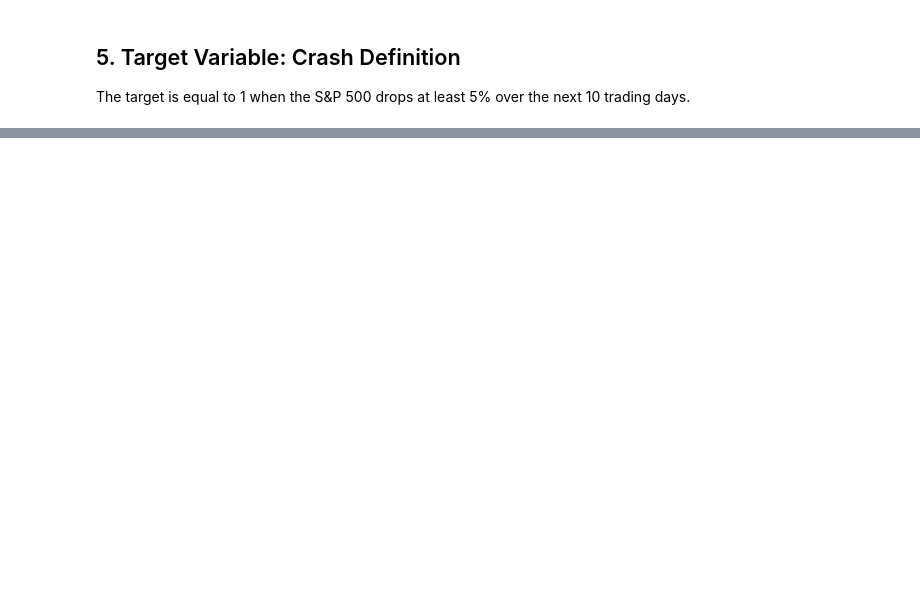
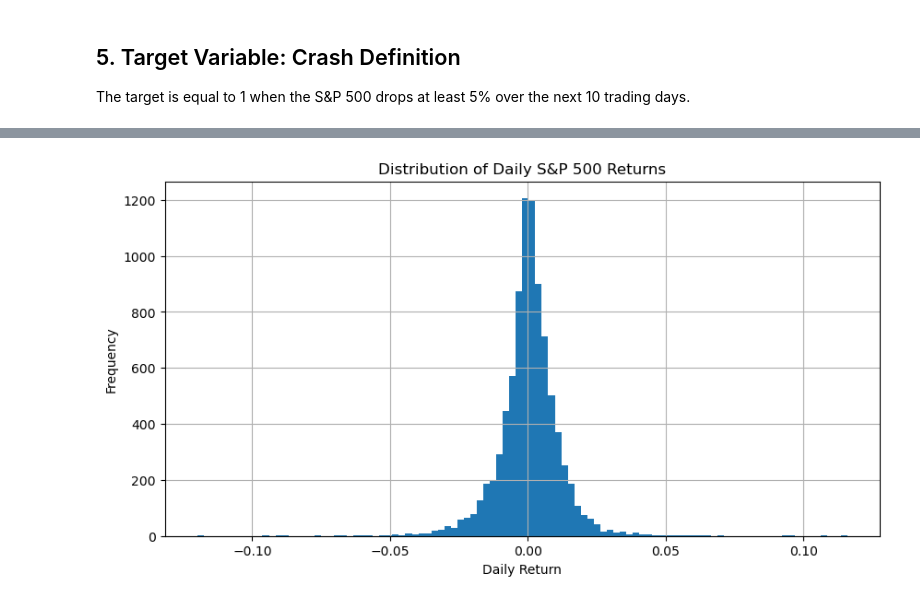
Before and after one commit to mtodoroff/MachineLearning, a Jupyter notebook: crash_prediction_sp500_vix.ipynb, the cells around one changed output, grey strips where cells are left out. Cells and saved outputs as stored; diff of their text form; code cells hidden in the pictures; blank space fills up the shorter version.

```diff
--- a/crash_prediction_sp500_vix.ipynb
+++ b/crash_prediction_sp500_vix.ipynb
@@ -200,0 +246,9 @@ print(data["Crash"].value_counts(normalize=True))
+# %%
+plt.figure(figsize=(10, 5))
+data["Return"].hist(bins=100)
+plt.title("Distribution of Daily S&P 500 Returns")
+plt.xlabel("Daily Return")
+plt.ylabel("Frequency")
+plt.show()
+# %% [output]
+[figure, added]
```
Also changed, not shown: parts of 5 cells of this notebook.
